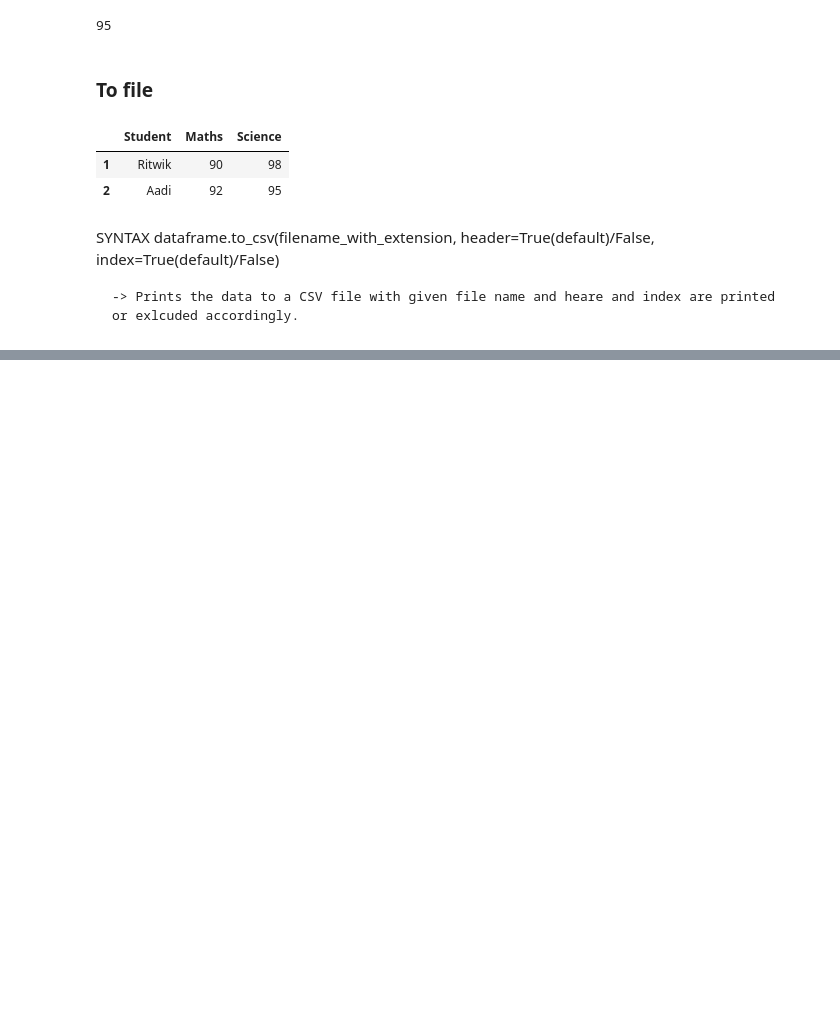
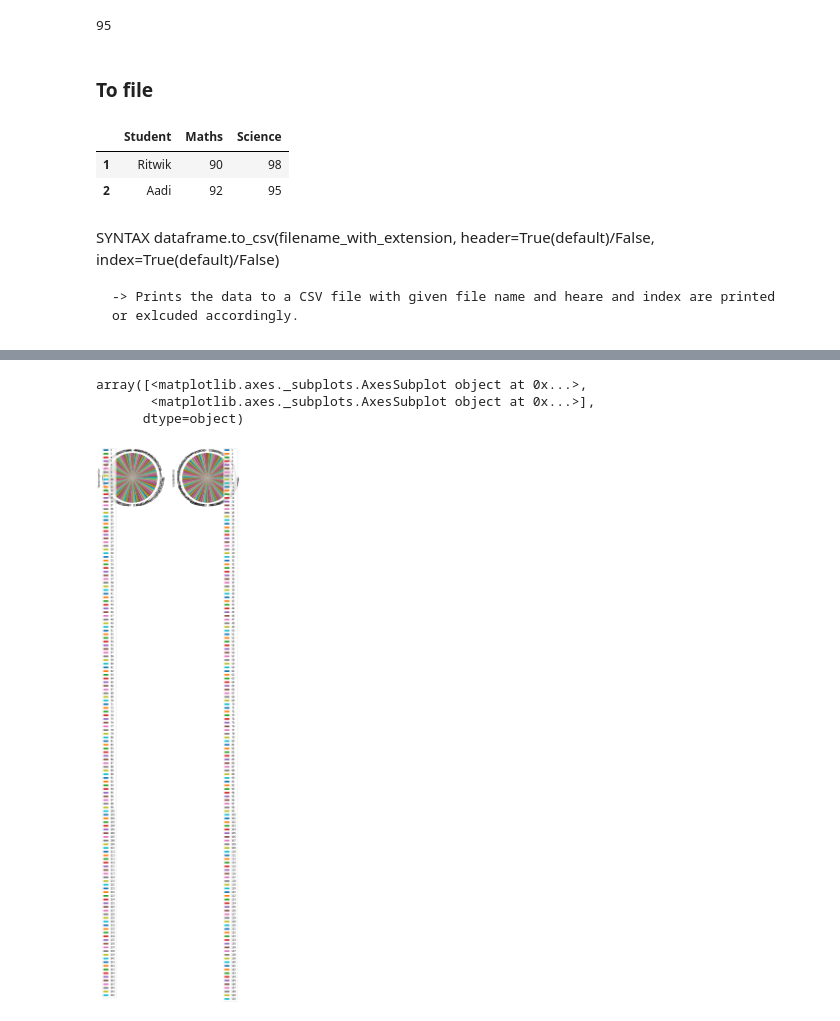
Before and after one commit to pramodkachare/Python_course, a Jupyter notebook: Module-5.ipynb, the cells around one changed output, grey strips where cells are left out. Saved outputs shown, nothing was run; the diff lists cells and outputs as text; code cells hidden in the pictures; blank space fills up the shorter version.

```diff
--- a/Module-5.ipynb
+++ b/Module-5.ipynb
@@ -272,0 +516,7 @@ df3.to_excel('Math_topper.xlsx', header=True, index=False)
+# %%
+df[['SepalLengthCm', 'SepalWidthCm']].plot.pie(figsize = (10, 10), subplots=True)
+# %% [output]
+array([<matplotlib.axes._subplots.AxesSubplot object at 0x...>,
+       <matplotlib.axes._subplots.AxesSubplot object at 0x...>],
+      dtype=object)
+[figure, added]
```
Also changed, not shown: parts of 21 cells of this notebook, 1 other file.
